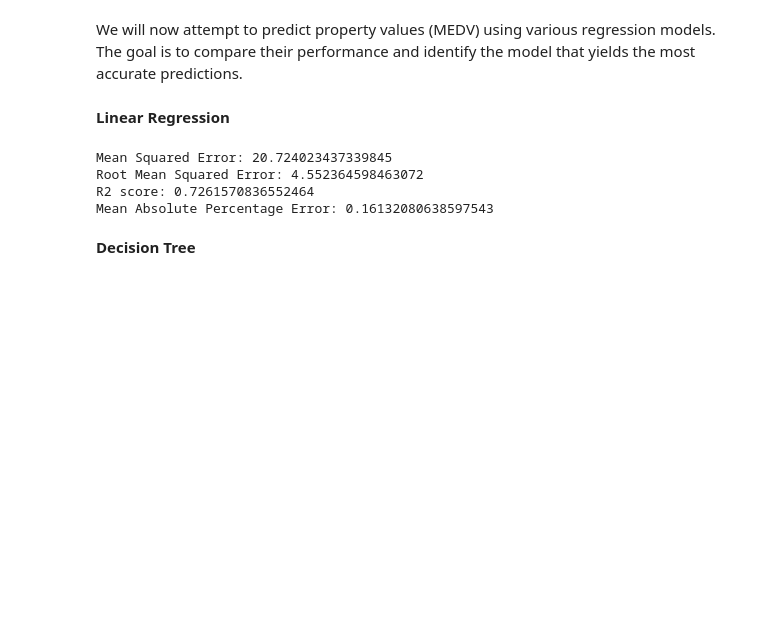
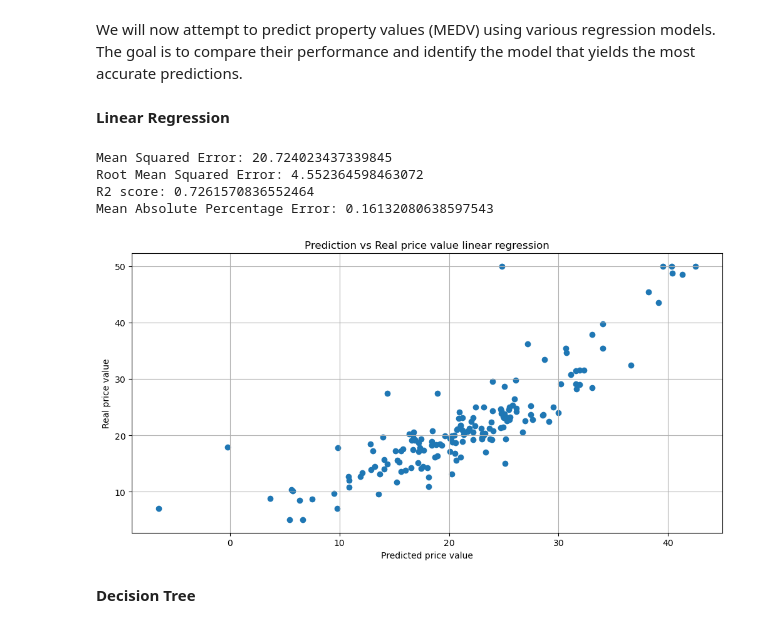
Before and after one commit to danielenotarangelo/EDA-projects, a Jupyter notebook: Boston House Price EDA/Boston_House_Price_EDA.ipynb, the cells around one changed output. Saved outputs shown, nothing was run; the diff lists cells and outputs as text; code cells hidden in the pictures; blank space fills up the shorter version.

Commit message:
scatter plot prediction vs reality

```diff
--- a/Boston House Price EDA/Boston_House_Price_EDA.ipynb
+++ b/Boston House Price EDA/Boston_House_Price_EDA.ipynb
@@ -310,6 +310,17 @@ Mean Squared Error: 20.724023437339845
 Root Mean Squared Error: 4.552364598463072
 R2 score: 0.7261570836552464
 Mean Absolute Percentage Error: 0.16132080638597543
+# %%
+plt.figure(figsize=(10, 5))
+plt.scatter(x=y_pred, y=y_test)
+plt.tight_layout()
+plt.grid(True)
+plt.title('Prediction vs Real price value linear regression')
+plt.xlabel('Predicted price value')
+plt.ylabel('Real price value')
+plt.show()
+# %% [output]
+[figure, added]
 # %% [markdown]
 **Decision Tree**
 # %%
```
Also changed, not shown: parts of 4 cells of this notebook.
